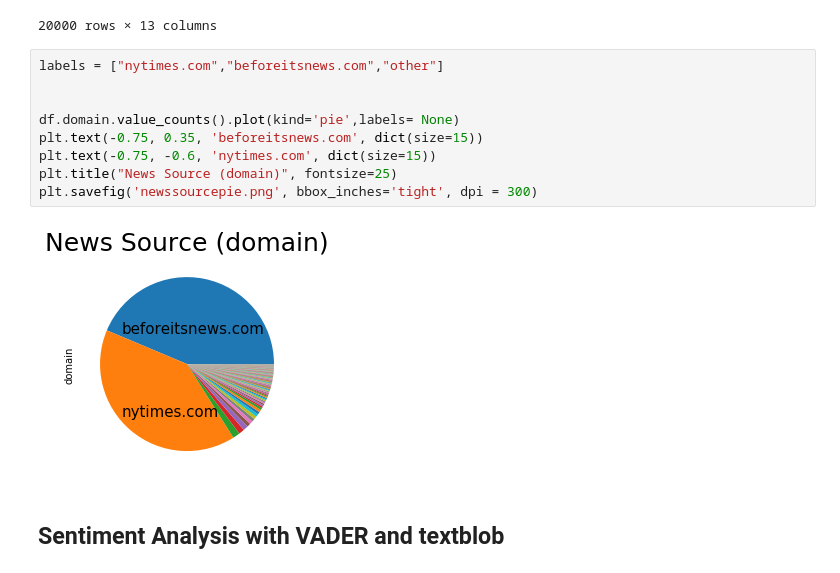
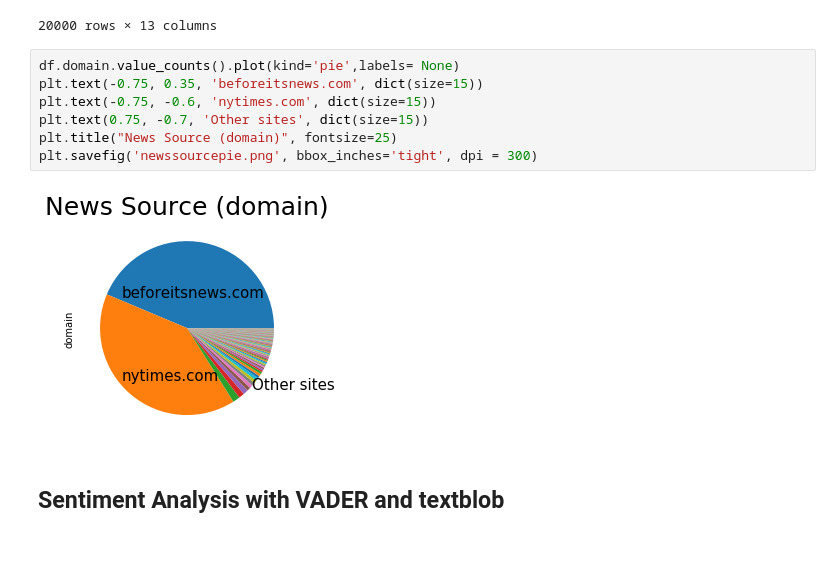
Before and after one commit to bijaykahar/English-Fake-News-Project, a Jupyter notebook: analysis.ipynb, the cells around one changed output. Saved outputs shown, nothing was run; the diff lists cells and outputs as text.

```diff
--- a/analysis.ipynb
+++ b/analysis.ipynb
@@ -174,16 +174,14 @@ df.drop(['tags', 'summary', 'source'], axis=1)
 | 19999 | 9596033 | nytimes.com | reliable | https://www.nytimes.com/2013/10/0... | Maya Moore had 23 points, includi... | 2018-02-11 00:47:03.434203 | 2018-02-11 00:14:20.346838 | 2018-02-11 00:14:20.346871 | Lynx Win Game 1 of Finals | The Associated Press | ... |
 20000 rows × 13 columns
 # %%
-labels = ["nytimes.com","beforeitsnews.com","other"]
-
-
 df.domain.value_counts().plot(kind='pie',labels= None)
 plt.text(-0.75, 0.35, 'beforeitsnews.com', dict(size=15))
 plt.text(-0.75, -0.6, 'nytimes.com', dict(size=15))
+plt.text(0.75, -0.7, 'Other sites', dict(size=15))
 plt.title("News Source (domain)", fontsize=25)
 plt.savefig('newssourcepie.png', bbox_inches='tight', dpi = 300)
 # %% [output]
-[figure, old version]
+[figure, new version]
 # %% [markdown]
 ## Sentiment Analysis with VADER and textblob
 # %%
```
Also changed, not shown: 1 other file.
